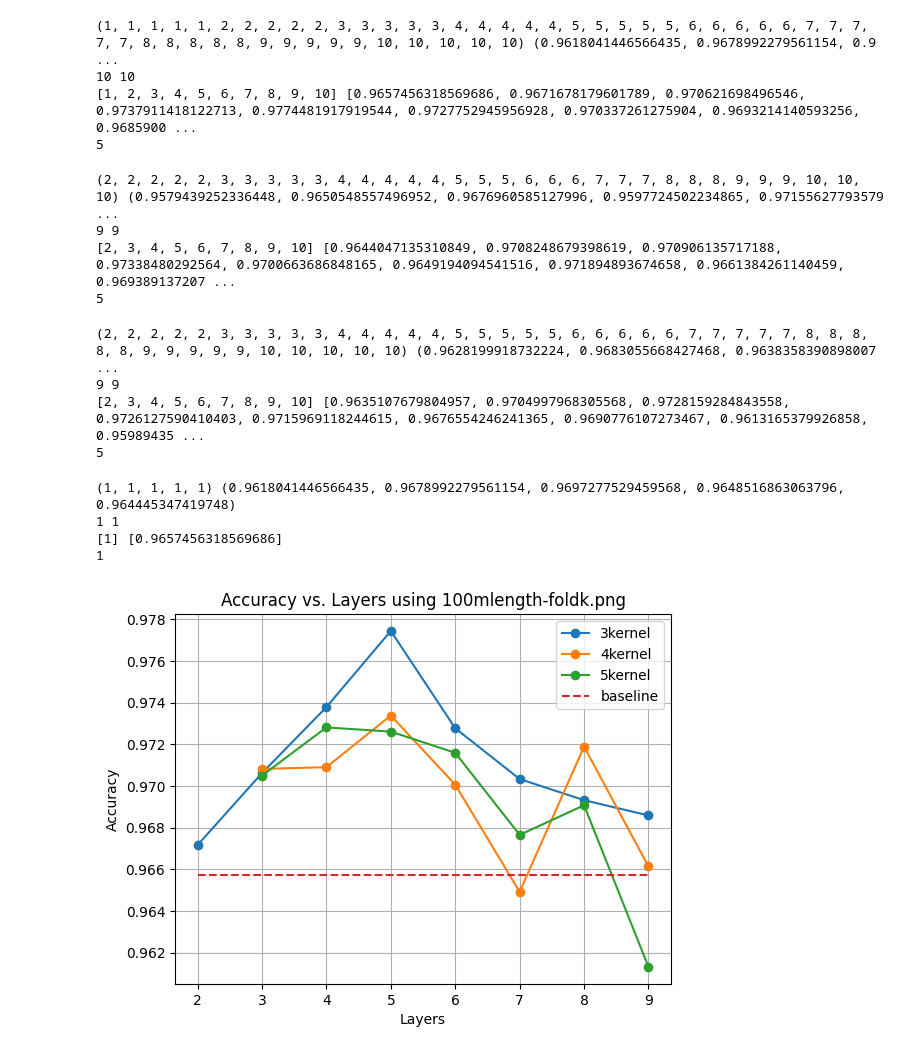
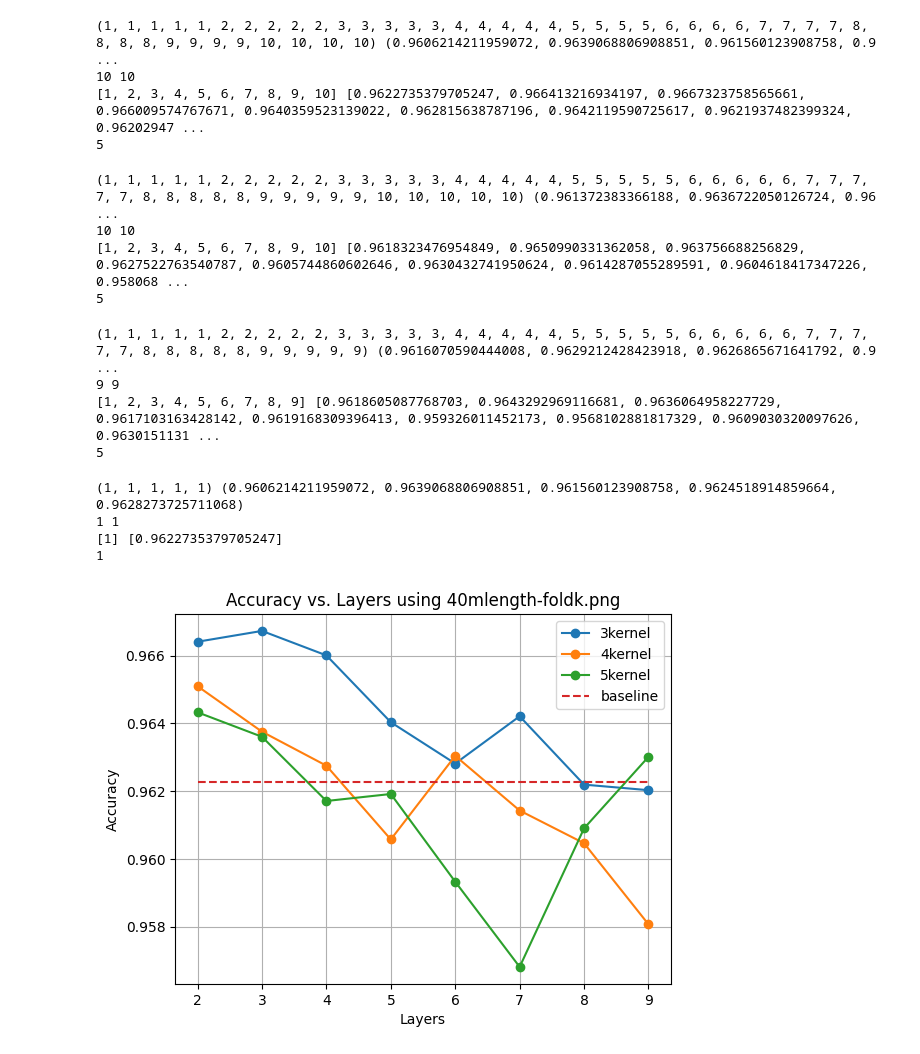
Before and after one commit to MinSuan96/TwitterSA, a Jupyter notebook: code/plot_report_varying_layers.ipynb, the cells around one changed output. Cells and saved outputs as stored; diff of their text form; code cells hidden in the pictures.

```diff
--- a/code/plot_report_varying_layers.ipynb
+++ b/code/plot_report_varying_layers.ipynb
@@ -4,17 +4,17 @@ import glob
 import os
 import matplotlib.pyplot as plt
 # %%
-max_length0 = '100mlength'
+max_length0 = '40mlength'
 fold = '*'
 path = 'C:/Users/minsu/Desktop/Work/current/mlpractical/semester2/TwitterSA/code/reports/*fold{}.csv'.format(fold)
 # %%
-def read_reports(path, kernels, max_length):
+def read_reports(path, kernels, max_length, layers=''):
     dfs = []
     layer_sizes = []
     accuracy_values = []
     all_files = glob.glob(path)
     for filename in all_files:
-        if kernels in filename and max_length in filename:
+        if kernels in filename and max_length in filename and layers in filename:
             dfs.append(pd.read_csv(filename))
             layer_substring_location = filename.find('cnn')
             layer_number = filename[layer_substring_location - 2:layer_substring_location]
@@ -61,9 +61,9 @@ kernel0 = '-3kernel'
 layer_sizes0, accuracy_values0 = read_reports(path, kernel0, max_length0)
 layer_sizes0, accuracy_values0 = cal_average(layer_sizes0, accuracy_values0)
 # %% [output]
-(1, 1, 1, 1, 1, 2, 2, 2, 2, 2, 3, 3, 3, 3, 3, 4, 4, 4, 4, 4, 5, 5, 5, 5, 5, 6, 6, 6, 6, 6, 7, 7, 7, 7, 7, 8, 8, 8, 8, 8, 9, 9, 9, 9, 9, 10, 10, 10, 10, 10) (0.9618041446566435, 0.9678992279561154, 0.9 ...
+(1, 1, 1, 1, 1, 2, 2, 2, 2, 2, 3, 3, 3, 3, 3, 4, 4, 4, 4, 4, 5, 5, 5, 5, 6, 6, 6, 6, 7, 7, 7, 7, 8, 8, 8, 8, 9, 9, 9, 9, 10, 10, 10, 10) (0.9606214211959072, 0.9639068806908851, 0.961560123908758, 0.9 ...
 10 10
-[1, 2, 3, 4, 5, 6, 7, 8, 9, 10] [0.9657456318569686, 0.9671678179601789, 0.970621698496546, 0.9737911418122713, 0.9774481917919544, 0.9727752945956928, 0.970337261275904, 0.9693214140593256, 0.9685900 ...
+[1, 2, 3, 4, 5, 6, 7, 8, 9, 10] [0.9622735379705247, 0.966413216934197, 0.9667323758565661, 0.966009574767671, 0.9640359523139022, 0.962815638787196, 0.9642119590725617, 0.9621937482399324, 0.96202947 ...
 5
 # %%
 kernel1 = '-4kernel'
@@ -71,9 +71,9 @@ kernel1 = '-4kernel'
 layer_sizes1, accuracy_values1 = read_reports(path, kernel1, max_length0)
 layer_sizes1, accuracy_values1 = cal_average(layer_sizes1, accuracy_values1)
 # %% [output]
-(2, 2, 2, 2, 2, 3, 3, 3, 3, 3, 4, 4, 4, 4, 4, 5, 5, 5, 6, 6, 6, 7, 7, 7, 8, 8, 8, 9, 9, 9, 10, 10, 10) (0.9579439252336448, 0.9650548557496952, 0.9676960585127996, 0.9597724502234865, 0.97155627793579 ...
-9 9
-[2, 3, 4, 5, 6, 7, 8, 9, 10] [0.9644047135310849, 0.9708248679398619, 0.970906135717188, 0.97338480292564, 0.9700663686848165, 0.9649194094541516, 0.971894893674658, 0.9661384261140459, 0.969389137207 ...
+(1, 1, 1, 1, 1, 2, 2, 2, 2, 2, 3, 3, 3, 3, 3, 4, 4, 4, 4, 4, 5, 5, 5, 5, 5, 6, 6, 6, 6, 6, 7, 7, 7, 7, 7, 8, 8, 8, 8, 8, 9, 9, 9, 9, 9, 10, 10, 10, 10, 10) (0.961372383366188, 0.9636722050126724, 0.96 ...
+10 10
+[1, 2, 3, 4, 5, 6, 7, 8, 9, 10] [0.9618323476954849, 0.9650990331362058, 0.963756688256829, 0.9627522763540787, 0.9605744860602646, 0.9630432741950624, 0.9614287055289591, 0.9604618417347226, 0.958068 ...
 5
 # %%
 kernel2 = '-5kernel'
@@ -81,32 +81,33 @@ kernel2 = '-5kernel'
 layer_sizes2, accuracy_values2 = read_reports(path, kernel2, max_length0)
 layer_sizes2, accuracy_values2 = cal_average(layer_sizes2, accuracy_values2)
 # %% [output]
-(2, 2, 2, 2, 2, 3, 3, 3, 3, 3, 4, 4, 4, 4, 4, 5, 5, 5, 5, 5, 6, 6, 6, 6, 6, 7, 7, 7, 7, 7, 8, 8, 8, 8, 8, 9, 9, 9, 9, 9, 10, 10, 10, 10, 10) (0.9628199918732224, 0.9683055668427468, 0.9638358390898007 ...
+(1, 1, 1, 1, 1, 2, 2, 2, 2, 2, 3, 3, 3, 3, 3, 4, 4, 4, 4, 4, 5, 5, 5, 5, 5, 6, 6, 6, 6, 6, 7, 7, 7, 7, 7, 8, 8, 8, 8, 8, 9, 9, 9, 9, 9) (0.9616070590444008, 0.9629212428423918, 0.9626865671641792, 0.9 ...
 9 9
-[2, 3, 4, 5, 6, 7, 8, 9, 10] [0.9635107679804957, 0.9704997968305568, 0.9728159284843558, 0.9726127590410403, 0.9715969118244615, 0.9676554246241365, 0.9690776107273467, 0.9613165379926858, 0.95989435 ...
+[1, 2, 3, 4, 5, 6, 7, 8, 9] [0.9618605087768703, 0.9643292969116681, 0.9636064958227729, 0.9617103163428142, 0.9619168309396413, 0.959326011452173, 0.9568102881817329, 0.9609030320097626, 0.9630151131 ...
 5
-# %%
-layers3 = '1cnn'
-
-kernel_sizes3, accuracy_values3 = read_reports(path, layers3, max_length0)
-kernel_sizes3, accuracy_values3 = cal_average(kernel_sizes3, accuracy_values3)
-# %% [output]
-(1, 1, 1, 1, 1) (0.9618041446566435, 0.9678992279561154, 0.9697277529459568, 0.9648516863063796, 0.964445347419748)
-1 1
-[1] [0.9657456318569686]
-1
+# %%
+layers3 = '1cnn'
+kernel3 = '-3kernel'
+
+kernel_sizes3, accuracy_values3 = read_reports(path, kernel3, max_length0, layers3)
+kernel_sizes3, accuracy_values3 = cal_average(kernel_sizes3, accuracy_values3)
+# %% [output]
+(1, 1, 1, 1, 1) (0.9606214211959072, 0.9639068806908851, 0.961560123908758, 0.9624518914859664, 0.9628273725711068)
+1 1
+[1] [0.9622735379705247]
+1
 # %%
 plt.plot(layer_sizes0[1:-1], accuracy_values0[1:-1], '-o', label=kernel0[1:])
 plt.plot(layer_sizes1[1:-1], accuracy_values1[1:-1], '-o', label=kernel1[1:])
-plt.plot(layer_sizes2[1:-1], accuracy_values2[1:-1], '-o', label=kernel2[1:])
-plt.plot(layer_sizes2[:-1], [accuracy_values3 for i in range(len(accuracy_values2[:-1]))], '--', label='baseline')
+plt.plot(layer_sizes2[1:], accuracy_values2[1:], '-o', label=kernel2[1:])
+plt.plot(layer_sizes2[1:], [accuracy_values3 for i in range(len(accuracy_values2[1:]))], '--', label='baseline')
 plt.xticks([i for i in range(2, layer_sizes0[len(layer_sizes0)-2]+1, 2 if layer_sizes0[len(layer_sizes0)-1]>=20 else 1)])
 plt.xlabel('Layers')
 plt.ylabel('Accuracy')
 plt.title('Accuracy vs. Layers using {0}-fold{1}.png'.format(max_length0, fold if fold != '*' else 'k'))
 plt.grid(True)
 plt.legend()
 plt.savefig('./reports/figures/Accuracy vs. Layers using {0}-fold{1}.png'.format(max_length0, fold if fold != '*' else 'k'))
 plt.show()
 # %% [output]
-[figure, old version]
+[figure, new version]
```
Also changed, not shown: 5 other files.
